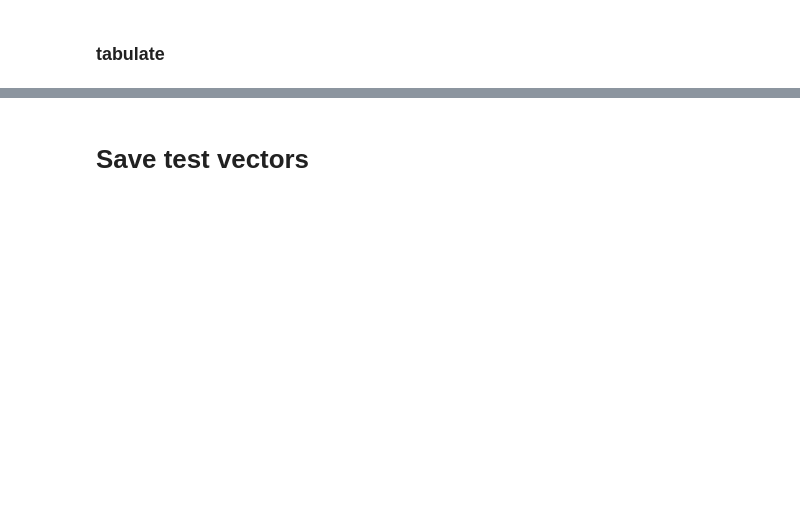
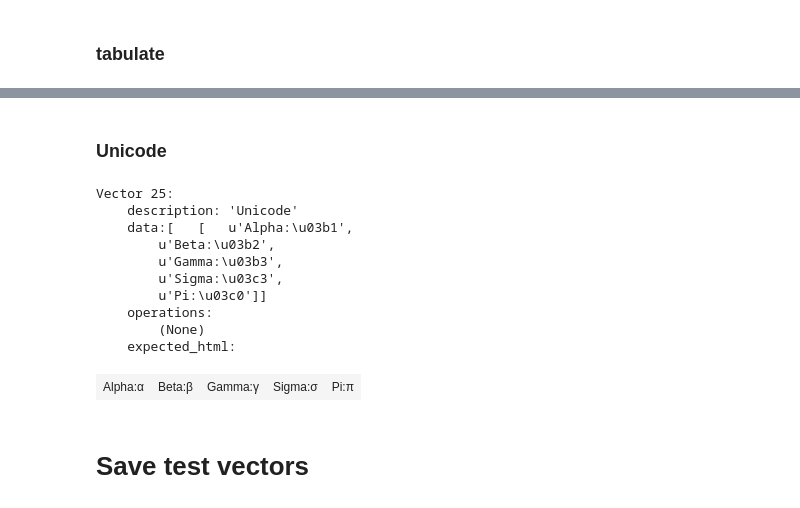
Before and after one commit to epmoyer/ipy_table, a Jupyter notebook: notebooks/ipy_table-MakeTestVectors.ipynb, the cells around one changed output, grey strips where cells are left out. Cells and saved outputs as stored; diff of their text form; code cells hidden in the pictures; blank space fills up the shorter version.

```diff
--- a/notebooks/ipy_table-MakeTestVectors.ipynb
+++ b/notebooks/ipy_table-MakeTestVectors.ipynb
@@ -418,6 +473,28 @@ expected_html:
 | 0 | 1 | 2 | 3 | 4 |
 | 5 | 6 | 7 | 8 | 9 |
 | 10 |  |  |  |  |
+# %% [markdown]
+### Unicode
+# %%
+unicode_data = [[
+    six.u('Alpha:\u03b1'),
+    six.u('Beta:\u03b2'),
+    six.u('Gamma:\u03b3'),
+    six.u('Sigma:\u03C3'),
+    six.u('Pi:\u03C0')]]
+test_vectors.add("Unicode", unicode_data, [])
+# %% [output]
+Vector 25:
+    description: 'Unicode'
+    data:[   [   u'Alpha:\u03b1',
+        u'Beta:\u03b2',
+        u'Gamma:\u03b3',
+        u'Sigma:\u03c3',
+        u'Pi:\u03c0']]
+    operations:
+        (None)
+    expected_html:
+| Alpha:α | Beta:β | Gamma:γ | Sigma:σ | Pi:π |
 # %% [markdown]
 # Save test vectors
 # %%
```
Also changed, not shown: parts of 30 cells of this notebook, 9 other files.
